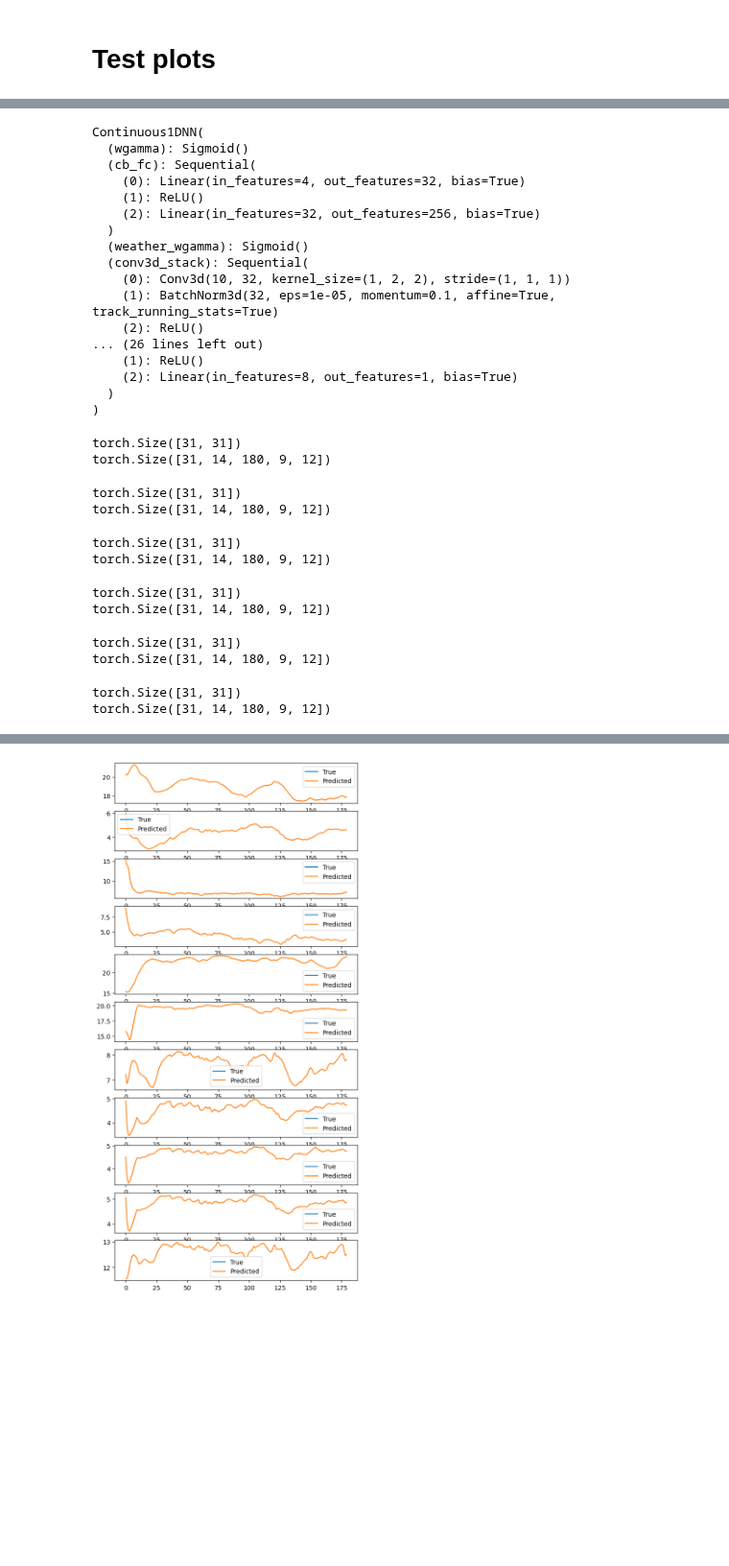
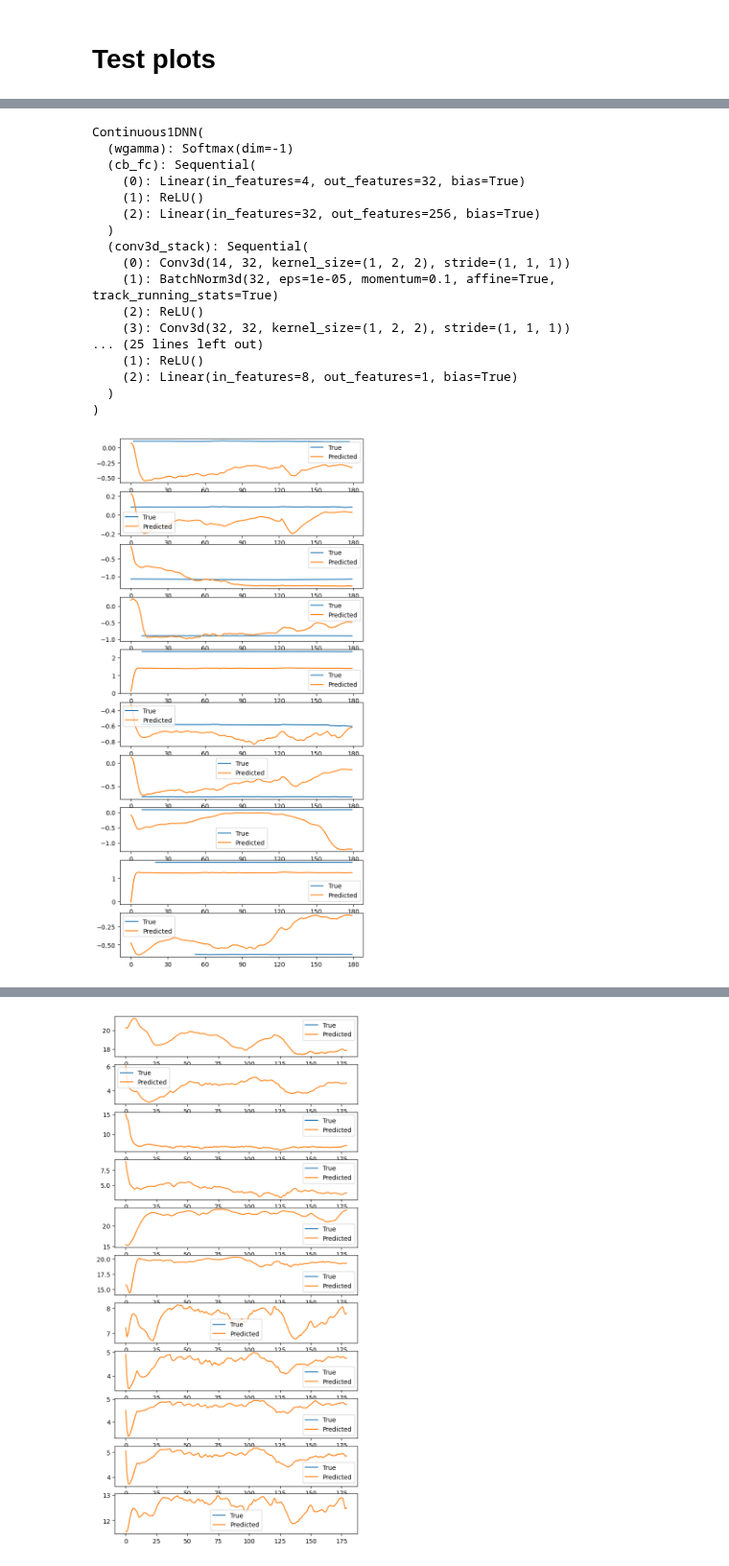
Before and after one commit to Matteo-Salis/physics-guided-gwl, a Jupyter notebook: src/notebooks/meteo_wtd_loader_continuous.ipynb, the cells around one changed output, grey strips where cells are left out. Shown at 96% size. Drawn from its saved outputs; the diff is of its cells as text; code cells hidden in the pictures; blank space fills up the shorter version.

```diff
--- a/src/notebooks/meteo_wtd_loader_continuous.ipynb
+++ b/src/notebooks/meteo_wtd_loader_continuous.ipynb
@@ -462,28 +518,34 @@ def physics_loss(model: torch.nn.Module):
 # %%
 batch_size = dict_files["batch_size"]
 max_epochs = dict_files["epochs"]
-
-test_split_p = dict_files["test_split_p"]
-train_split_p = 1 - test_split_p
 
 max_ds_elems = ds.__len__()
 if not dict_files["all_dataset"]:
     max_ds_elems = dict_files["max_ds_elems"]
 
-train_idx = int(max_ds_elems*train_split_p)
-test_idx = int(max_ds_elems*test_split_p)
-#offset_idx = 100000
+if type(dict_files["test_split_p"]) is str:
 
-print(f"Traing size: {train_idx}, Test size: {test_idx}")
+    train_idx = int(ds.get_iloc_from_date(date_max= np.datetime64(dict_files["test_split_p"])))
+    test_idx = int(max_ds_elems - train_idx)
+else:
+    test_split_p = dict_files["test_split_p"]
+    train_split_p = 1 - test_split_p
+
+    train_idx = int(max_ds_elems*train_split_p)
+    test_idx = int(max_ds_elems*test_split_p)
 
 train_idxs, test_idxs = np.arange(train_idx), np.arange(train_idx,
                                                         train_idx + test_idx)
 
+print(f"Traing size: {train_idx} - {ds.wtd_df.index.get_level_values(0)[train_idxs[-1]]}, Test size: {test_idx} - {ds.wtd_df.index.get_level_values(0)[test_idxs[-1]]}")
+
+# Sampler
 train_sampler = SequentialSampler(train_idxs)
+
 test_sampler = SequentialSampler(test_idxs)
 
 train_loader = torch.utils.data.DataLoader(dataset=ds,
-                                            batch_size=batch_size,
+                                            batch_size=31,
                                             sampler=train_sampler)
 
 test_loader = torch.utils.data.DataLoader(dataset=ds,
@@ -494,21 +556,21 @@ Traing size: 203856, Test size: 50964
 # %%
-model_path = "/leonardo_scratch/fast/IscrC_DL4EO/results/continuous_1d/models/model_20241231_124957.pt"
+model_path = "/leonardo_scratch/fast/IscrC_DL4EO/results/continuous_1d/models/model_20250103_164131.pt"
 model.load_state_dict(torch.load(model_path, weights_only=True, map_location=torch.device('cpu')))
 model.eval()
 # %% [output]
 Continuous1DNN(
-  (wgamma): Sigmoid()
+  (wgamma): Softmax(dim=-1)
   (cb_fc): Sequential(
     (0): Linear(in_features=4, out_features=32, bias=True)
     (1): ReLU()
     (2): Linear(in_features=32, out_features=256, bias=True)
   )
-  (weather_wgamma): Sigmoid()
   (conv3d_stack): Sequential(
-    (0): Conv3d(10, 32, kernel_size=(1, 2, 2), stride=(1, 1, 1))
+    (0): Conv3d(14, 32, kernel_size=(1, 2, 2), stride=(1, 1, 1))
     (1): BatchNorm3d(32, eps=1e-05, momentum=0.1, affine=True, track_running_stats=True)
     (2): ReLU()
-... (26 lines left out)
+    (3): Conv3d(32, 32, kernel_size=(1, 2, 2), stride=(1, 1, 1))
+... (25 lines left out)
     (1): ReLU()
     (2): Linear(in_features=8, out_features=1, bias=True)
   )
@@ -529,7 +591,7 @@ y_hat_list = []
 mse_list = []
 mae_list = []
 
-with tqdm(test_loader, unit="batch") as tepoch:
+with tqdm(train_loader, unit="batch") as tepoch:
                 for batch_idx, (x, z, w_values, y, x_mask, y_mask) in enumerate(tepoch):
                     #tepoch.set_description(f"Epoch {i}")
 
@@ -543,8 +605,8 @@ with tqdm(test_loader, unit="batch") as tepoch:
 
                     y_hat = model(x, z, w, x_mask)
                     # denormalize
-                    y_hat = (y_hat * ds.norm_factors["target_std"]) + ds.norm_factors["target_mean"]
-                    y = (y * ds.norm_factors["target_std"]) + ds.norm_factors["target_mean"]
+                    #y_hat = (y_hat * ds.norm_factors["target_std"]) + ds.norm_factors["target_mean"]
+                    #y = (y * ds.norm_factors["target_std"]) + ds.norm_factors["target_mean"]
 
                     y_list.append(y)
                     y_hat_list.append(y_hat)
@@ -561,22 +623,23 @@ with tqdm(test_loader, unit="batch") as tepoch:
 
                     if batch_idx == 5:
                         break
-# %% [output]
-torch.Size([31, 31])
-torch.Size([31, 14, 180, 9, 12])
-torch.Size([31, 31])
-torch.Size([31, 14, 180, 9, 12])
-torch.Size([31, 31])
-torch.Size([31, 14, 180, 9, 12])
-torch.Size([31, 31])
-torch.Size([31, 14, 180, 9, 12])
-torch.Size([31, 31])
-torch.Size([31, 14, 180, 9, 12])
-torch.Size([31, 31])
-torch.Size([31, 14, 180, 9, 12])
 # %%
 sample_day = 0
 # %%
 #ds.wtd_names["munic"].loc[ds.wtd_names["sensor_id"] == ds.wtd_df["sensor_id"].loc[:, ds[0][1][0], ds[0][1][1]]]
+# %%
+fig, ax = plt.subplots(10, figsize = (7,15))
+for i in range(10):
+        y = y_list[sample_day][i, :].detach().numpy()
+        y_idx = np.argwhere(~np.isnan(y))
+
+        ax[i].plot(y_idx, y[y_idx], label = "True")
+        ax[i].plot(np.arange(180), y_hat_list[sample_day][i, :].detach().numpy(), label = "Predicted")
+        ax[i].set_xticks(np.arange(181, step = 30) )
+        ax[i].legend()
+
+plt.show()
+# %% [output]
+[figure, added]
 # %%
 fig, ax = plt.subplots(10, figsize = (7,15))
```
Also changed, not shown: parts of 15 cells of this notebook, 2 other files.
